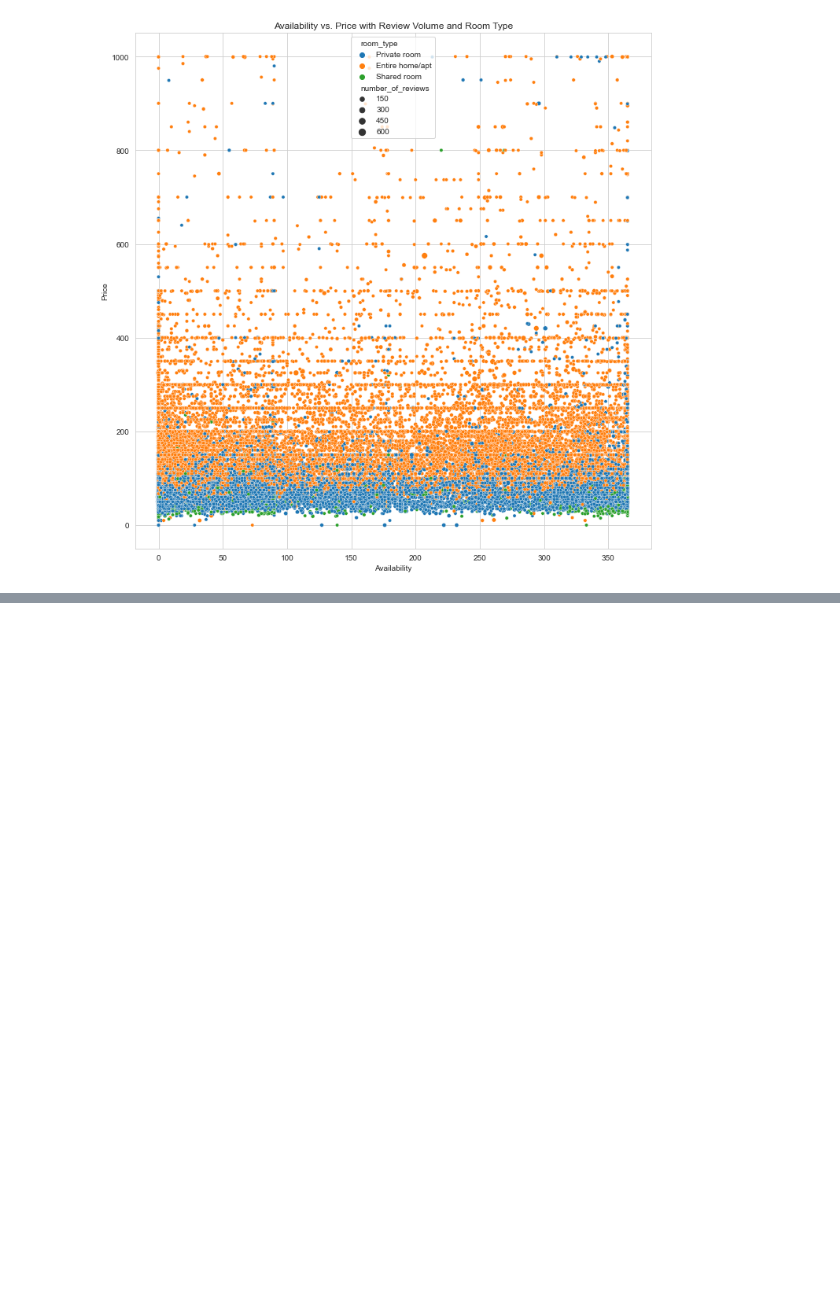
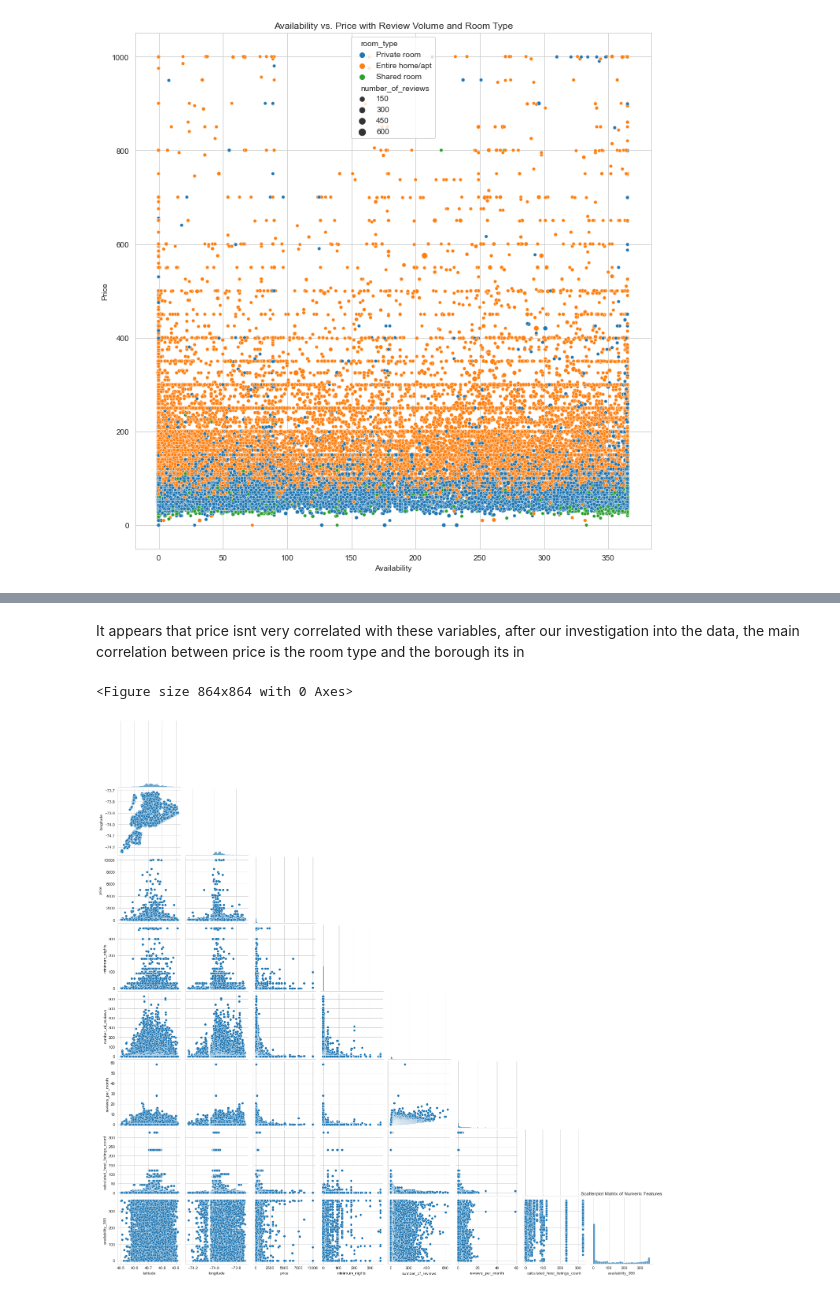
Before and after one commit to mrawlin6/AirBNB_Listings, a Jupyter notebook: AirBNB_DATA/AirBNB_EDA.ipynb, the cells around one changed output, grey strips where cells are left out. Drawn from its saved outputs; the diff is of its cells as text; code cells hidden in the pictures; blank space fills up the shorter version.

```diff
--- a/AirBNB_DATA/AirBNB_EDA.ipynb
+++ b/AirBNB_DATA/AirBNB_EDA.ipynb
@@ -885,0 +903,11 @@ plt.show()
+# %% [markdown]
+It appears that price isnt very correlated with these variables, after our investigation into the data, the main correlation between price is the room type and the borough its in
+# %%
+# Plot a scatterplot
+plt.figure(figsize=(12,12))
+sns.pairplot(numeric_df, corner=True)
+plt.title('Scatterplot Matrix of Numeric Features')
+plt.show()
+# %% [output]
+<Figure size 864x864 with 0 Axes>
+[figure, added]
```
Also changed, not shown: parts of 18 cells of this notebook.
